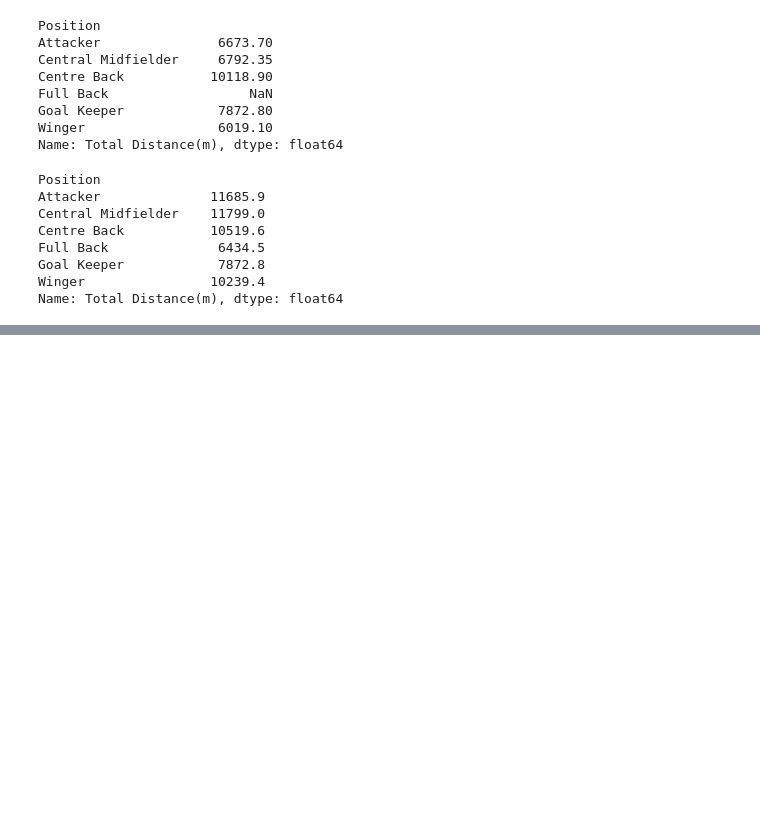
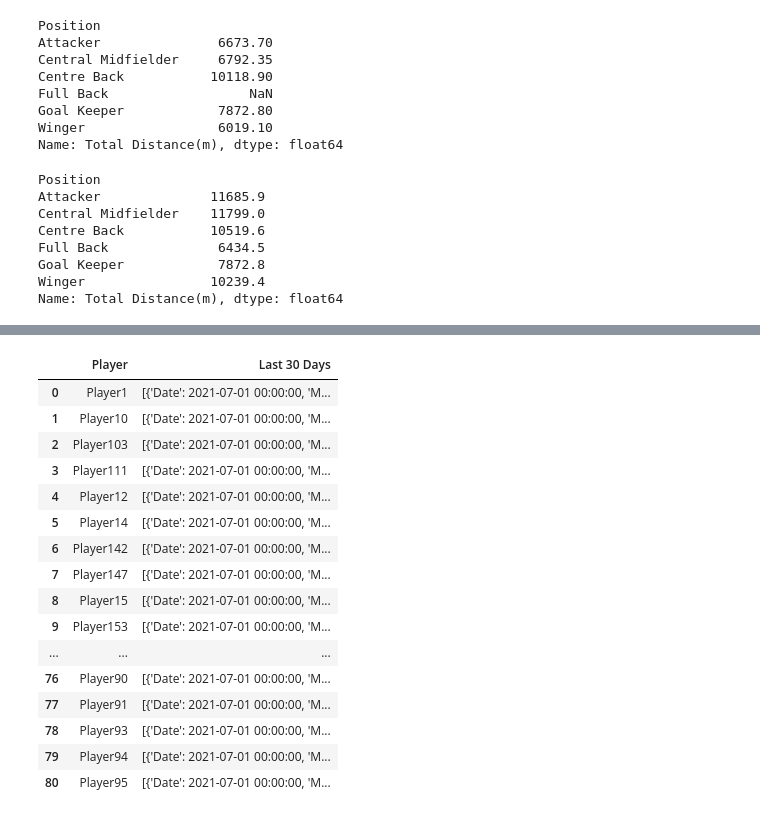
Before and after one commit to typewind/phylix, a Jupyter notebook: processed_explore.ipynb, the cells around one changed output, grey strips where cells are left out. Drawn from its saved outputs; the diff is of its cells as text; code cells hidden in the pictures; blank space fills up the shorter version.

```diff
--- a/processed_explore.ipynb
+++ b/processed_explore.ipynb
@@ -418,0 +483,24 @@ Name: Total Distance(m), dtype: float64
+# %%
+team1 = df_all[df_all["Team Name"] == "Team1"]
+# %%
+last_30_days_array = team1.groupby('Player').apply(lambda x: x[["Maximum Velocity(m/s)"]].to_dict(orient='records')).reset_index(name='Last 30 Days')
+# %%
+last_30_days_array
+# %% [output]
+|  | Player | Last 30 Days |
+| 0 | Player1 | [{'Date': 2021-07-01 00:00:00, 'M... |
+| 1 | Player10 | [{'Date': 2021-07-01 00:00:00, 'M... |
+| 2 | Player103 | [{'Date': 2021-07-01 00:00:00, 'M... |
+| 3 | Player111 | [{'Date': 2021-07-01 00:00:00, 'M... |
+| 4 | Player12 | [{'Date': 2021-07-01 00:00:00, 'M... |
+| 5 | Player14 | [{'Date': 2021-07-01 00:00:00, 'M... |
+| 6 | Player142 | [{'Date': 2021-07-01 00:00:00, 'M... |
+| 7 | Player147 | [{'Date': 2021-07-01 00:00:00, 'M... |
+| 8 | Player15 | [{'Date': 2021-07-01 00:00:00, 'M... |
+| 9 | Player153 | [{'Date': 2021-07-01 00:00:00, 'M... |
+| ... | ... | ... |
+| 76 | Player90 | [{'Date': 2021-07-01 00:00:00, 'M... |
+| 77 | Player91 | [{'Date': 2021-07-01 00:00:00, 'M... |
+| 78 | Player93 | [{'Date': 2021-07-01 00:00:00, 'M... |
+| 79 | Player94 | [{'Date': 2021-07-01 00:00:00, 'M... |
+| 80 | Player95 | [{'Date': 2021-07-01 00:00:00, 'M... |
```
Also changed, not shown: parts of 7 cells of this notebook, 7 other files.
